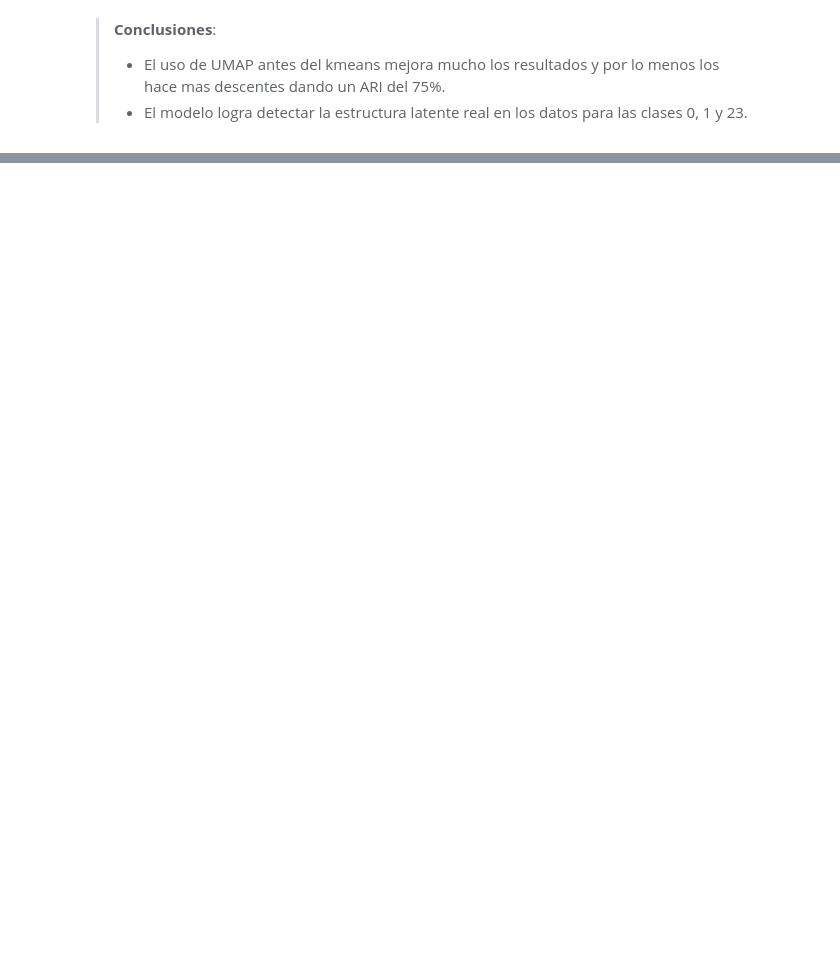
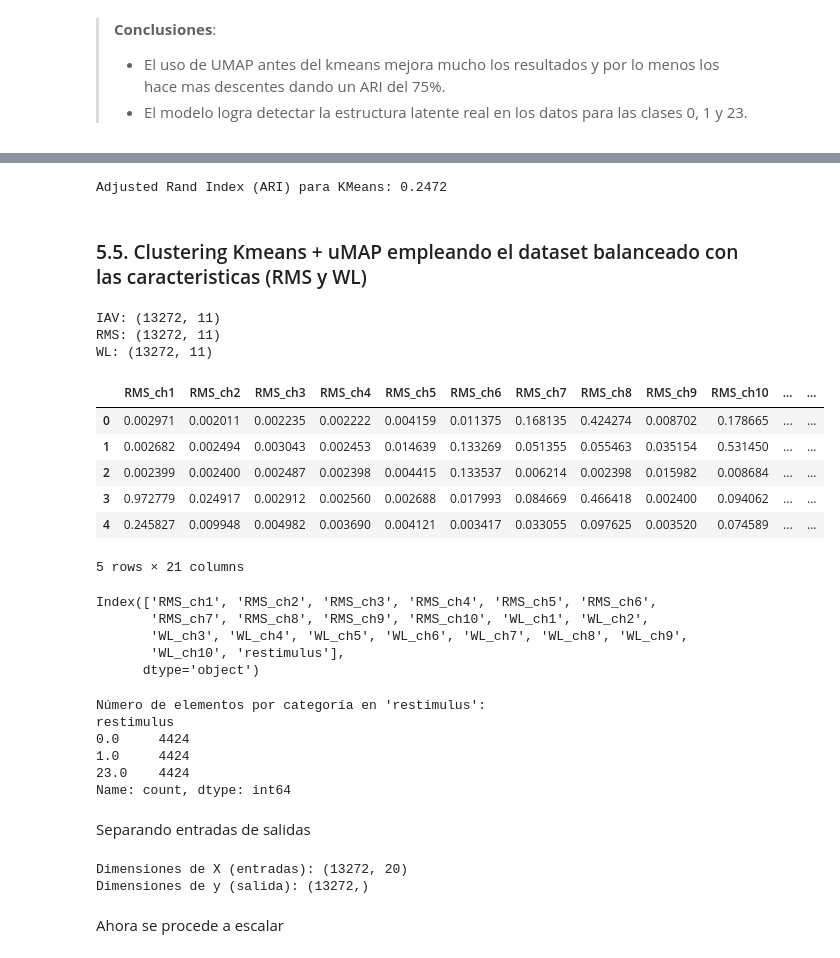
Before and after one commit to repos-especializacion-UdeA/monografia_modelos, a Jupyter notebook: 05_models_cluster.ipynb, the cells around one changed output, grey strips where cells are left out. Saved outputs shown, nothing was run; the diff lists cells and outputs as text; code cells hidden in the pictures; blank space fills up the shorter version.

```diff
--- a/05_models_cluster.ipynb
+++ b/05_models_cluster.ipynb
@@ -1383,0 +1501,63 @@ Adjusted Rand Index (ARI) para KMeans: 0.7551
+# %%
+# Calcular el ARI para KMeans
+ari_score_kmeans = adjusted_rand_score(X['restimulus'], X['cluster'])
+
+# Mostrar el resultado
+print(f"Adjusted Rand Index (ARI) para KMeans: {ari_score_kmeans:.4f}")
+# %% [output]
+Adjusted Rand Index (ARI) para KMeans: 0.2472
+# %% [markdown]
+### 5.5. Clustering Kmeans + uMAP empleando el dataset balanceado con las caracteristicas (RMS y WL)
+# %%
+for feature_name, df in dict_balanced.items():
+    print(f"{feature_name}: {df.shape}")
+# %% [output]
+IAV: (13272, 11)
+RMS: (13272, 11)
+WL: (13272, 11)
+# %%
+df_rms = dict_balanced['RMS'].copy()
+df_wl = dict_balanced['WL'].copy()
+df_rms.drop(columns=['restimulus'], inplace=True)
+df = pd.concat([df_rms, df_wl], axis=1)
+df.head()
+# %% [output]
+|  | RMS_ch1 | RMS_ch2 | RMS_ch3 | RMS_ch4 | RMS_ch5 | RMS_ch6 | RMS_ch7 | RMS_ch8 | RMS_ch9 | RMS_ch10 | ... | ... |
+| 0 | 0.002971 | 0.002011 | 0.002235 | 0.002222 | 0.004159 | 0.011375 | 0.168135 | 0.424274 | 0.008702 | 0.178665 | ... | ... |
+| 1 | 0.002682 | 0.002494 | 0.003043 | 0.002453 | 0.014639 | 0.133269 | 0.051355 | 0.055463 | 0.035154 | 0.531450 | ... | ... |
+| 2 | 0.002399 | 0.002400 | 0.002487 | 0.002398 | 0.004415 | 0.133537 | 0.006214 | 0.002398 | 0.015982 | 0.008684 | ... | ... |
+| 3 | 0.972779 | 0.024917 | 0.002912 | 0.002560 | 0.002688 | 0.017993 | 0.084669 | 0.466418 | 0.002400 | 0.094062 | ... | ... |
+| 4 | 0.245827 | 0.009948 | 0.004982 | 0.003690 | 0.004121 | 0.003417 | 0.033055 | 0.097625 | 0.003520 | 0.074589 | ... | ... |
+5 rows × 21 columns
+# %%
+df.columns
+# %% [output]
+Index(['RMS_ch1', 'RMS_ch2', 'RMS_ch3', 'RMS_ch4', 'RMS_ch5', 'RMS_ch6',
+       'RMS_ch7', 'RMS_ch8', 'RMS_ch9', 'RMS_ch10', 'WL_ch1', 'WL_ch2',
+       'WL_ch3', 'WL_ch4', 'WL_ch5', 'WL_ch6', 'WL_ch7', 'WL_ch8', 'WL_ch9',
+       'WL_ch10', 'restimulus'],
+      dtype='object')
+# %%
+conteo_por_categoria = df['restimulus'].value_counts()
+print("Número de elementos por categoría en 'restimulus':")
+print(conteo_por_categoria)
+# %% [output]
+Número de elementos por categoría en 'restimulus':
+restimulus
+0.0     4424
+1.0     4424
+23.0    4424
+Name: count, dtype: int64
+# %% [markdown]
+Separando entradas de salidas
+# %%
+X = df.drop(columns=['restimulus'])  # Entradas
+y = df['restimulus']  # Salida
+# Mostrar las dimensiones de las entradas y la salida
+print(f"Dimensiones de X (entradas): {X.shape}")
+print(f"Dimensiones de y (salida): {y.shape}")
+# %% [output]
+Dimensiones de X (entradas): (13272, 20)
+Dimensiones de y (salida): (13272,)
+# %% [markdown]
+Ahora se procede a escalar
```
Also changed, not shown: parts of 27 cells of this notebook.
